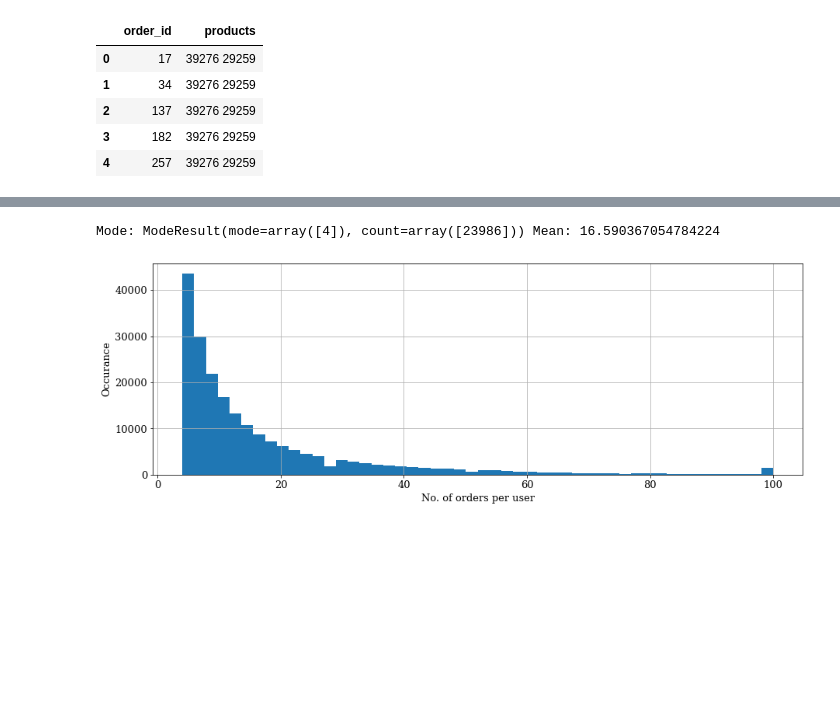
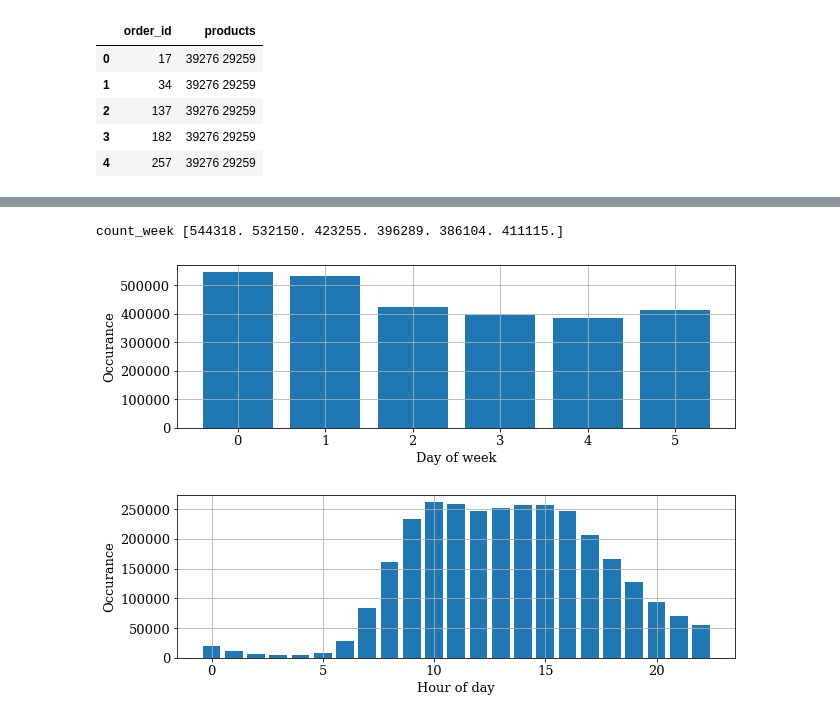
Before and after one commit to cherryng/MLcourse, a Jupyter notebook: H5_CapstoneProject.ipynb, the cells around one changed output, grey strips where cells are left out. Saved outputs shown, nothing was run; the diff lists cells and outputs as text; code cells hidden in the pictures; blank space fills up the shorter version.

```diff
--- a/H5_CapstoneProject.ipynb
+++ b/H5_CapstoneProject.ipynb
@@ -109,12 +117,23 @@ Text(0.5, 0, 'No. of orders per user')
-# %%
-
-fig = plt.figure(1, figsize=(15,5))
-plt.hist(order_no, density=False, bins=50)  # density=False would make counts
-plt.ylabel('Occurance')
-plt.xlabel('No. of orders per user')
-plt.grid()
-
-print("Mode:", stats.mode(order_no), "Mean:",np.mean(order_no))
-# %% [output]
-Mode: ModeResult(mode=array([4]), count=array([23986])) Mean: 16.590367054784224
-[figure, removed]
+# %%
+#Histogram of dow
+fig = plt.figure(1, figsize=(10,3))
+bins = np.arange(7)-0.5
+arr = plt.hist(data_orders["order_dow"], density=False, bins=bins, rwidth=0.8)  # density=False would make counts
+count_week = arr[0]
+print("count_week",count_week)
+plt.ylabel('Occurance')
+plt.xlabel('Day of week')
+plt.grid()
+
+#histogram of hod
+fig = plt.figure(2, figsize=(10,3))
+bins = np.arange(24)-0.5
+arr = plt.hist(data_orders["order_hour_of_day"], density=False, bins=bins, rwidth=0.8)  # density=False would make counts
+count_hour = arr[0]
+plt.ylabel('Occurance')
+plt.xlabel('Hour of day')
+plt.grid()
+# %% [output]
+count_week [544318. 532150. 423255. 396289. 386104. 411115.]
+[figure, added]
+[figure, added]
```
Also changed, not shown: parts of 5 cells of this notebook.
